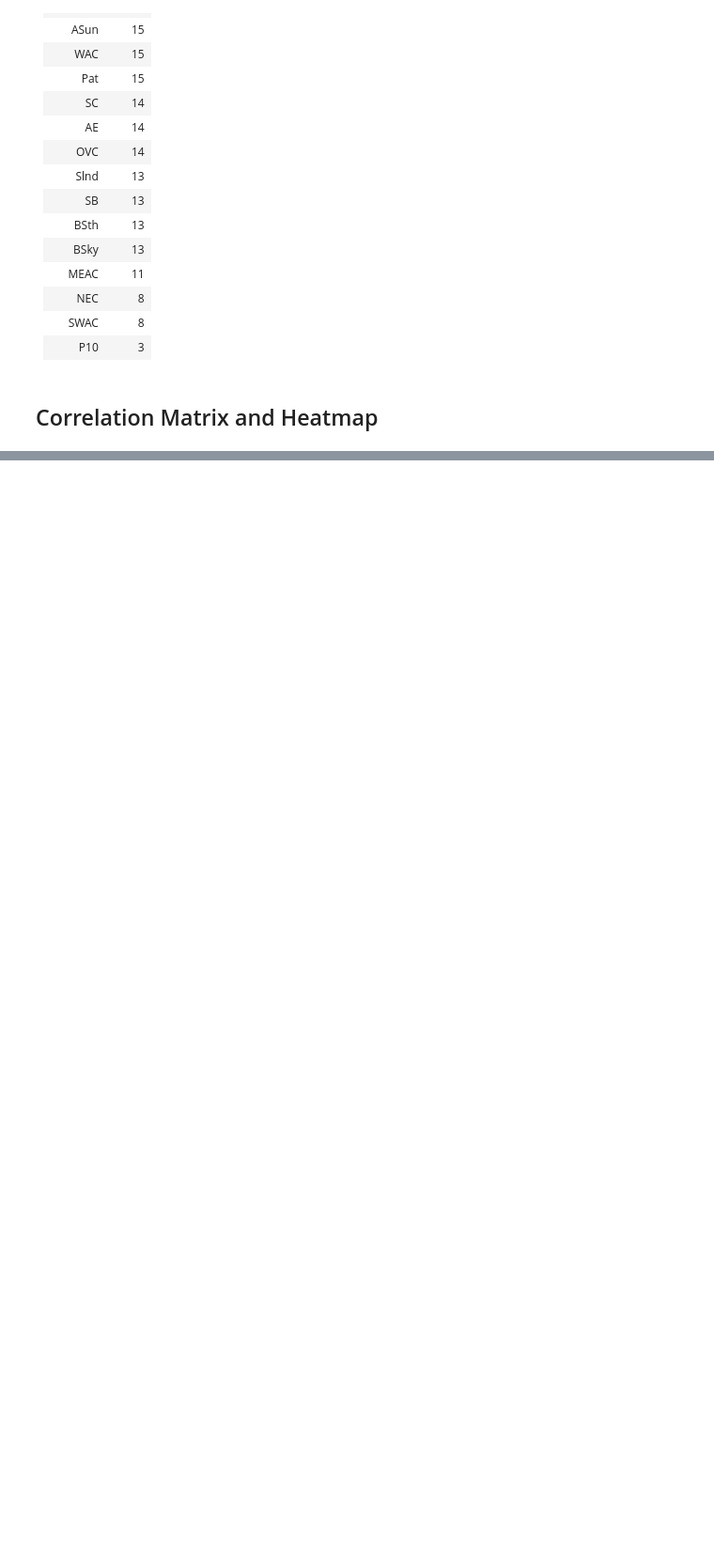
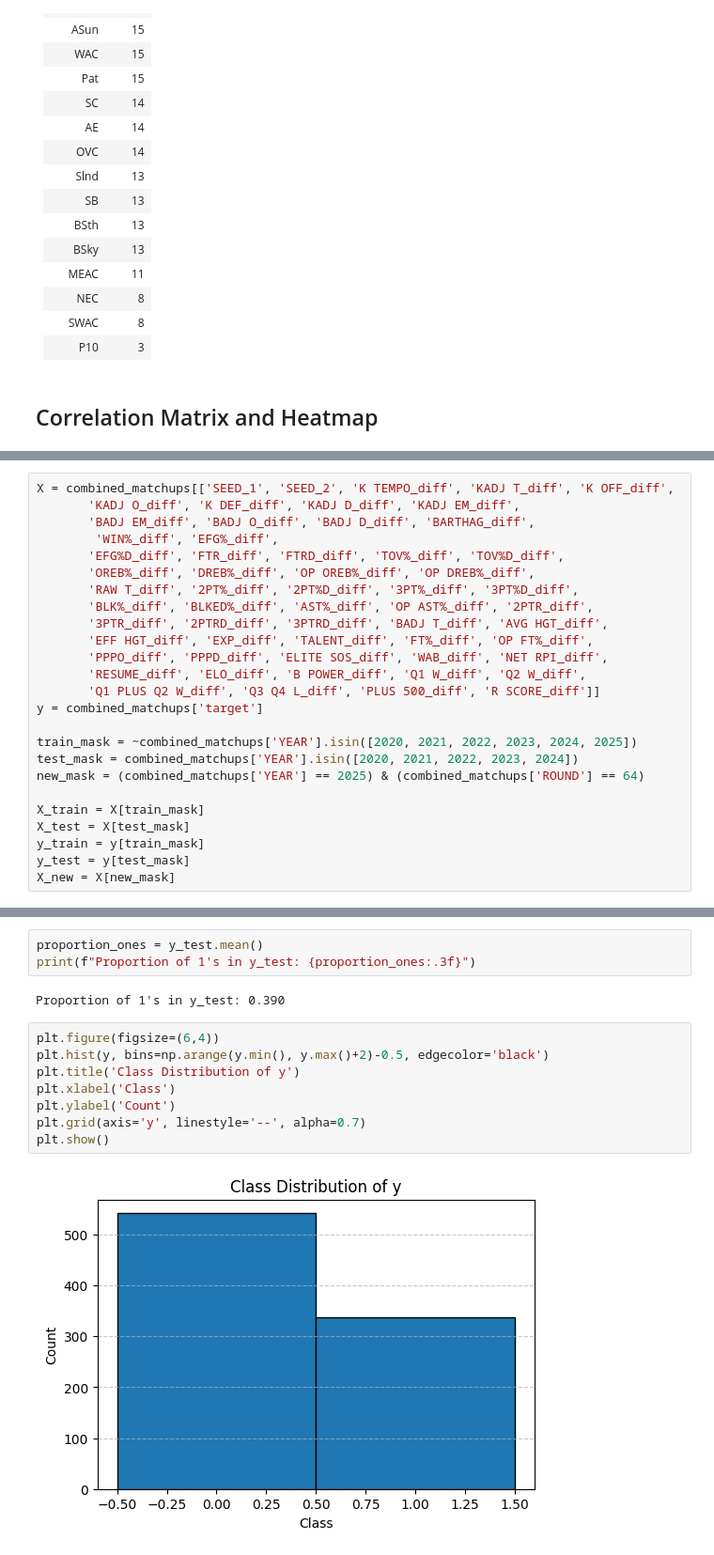
Before and after one commit to kolbymckay22/March-Madness, a Jupyter notebook: analysis.ipynb, the cells around one changed output, grey strips where cells are left out. Shown at 94% size. Saved outputs shown, nothing was run; the diff lists cells and outputs as text; blank space fills up the shorter version.

```diff
--- a/analysis.ipynb
+++ b/analysis.ipynb
@@ -1028,0 +1087,25 @@ plt.show()
+# %%
+X = combined_matchups[['SEED_1', 'SEED_2', 'K TEMPO_diff', 'KADJ T_diff', 'K OFF_diff',
+       'KADJ O_diff', 'K DEF_diff', 'KADJ D_diff', 'KADJ EM_diff',
+       'BADJ EM_diff', 'BADJ O_diff', 'BADJ D_diff', 'BARTHAG_diff',
+        'WIN%_diff', 'EFG%_diff',
+       'EFG%D_diff', 'FTR_diff', 'FTRD_diff', 'TOV%_diff', 'TOV%D_diff',
+       'OREB%_diff', 'DREB%_diff', 'OP OREB%_diff', 'OP DREB%_diff',
+       'RAW T_diff', '2PT%_diff', '2PT%D_diff', '3PT%_diff', '3PT%D_diff',
+       'BLK%_diff', 'BLKED%_diff', 'AST%_diff', 'OP AST%_diff', '2PTR_diff',
+       '3PTR_diff', '2PTRD_diff', '3PTRD_diff', 'BADJ T_diff', 'AVG HGT_diff',
+       'EFF HGT_diff', 'EXP_diff', 'TALENT_diff', 'FT%_diff', 'OP FT%_diff',
+       'PPPO_diff', 'PPPD_diff', 'ELITE SOS_diff', 'WAB_diff', 'NET RPI_diff',
+       'RESUME_diff', 'ELO_diff', 'B POWER_diff', 'Q1 W_diff', 'Q2 W_diff',
+       'Q1 PLUS Q2 W_diff', 'Q3 Q4 L_diff', 'PLUS 500_diff', 'R SCORE_diff']]
+y = combined_matchups['target']
+
+train_mask = ~combined_matchups['YEAR'].isin([2020, 2021, 2022, 2023, 2024, 2025])
+test_mask = combined_matchups['YEAR'].isin([2020, 2021, 2022, 2023, 2024])
+new_mask = (combined_matchups['YEAR'] == 2025) & (combined_matchups['ROUND'] == 64)
+
+X_train = X[train_mask]
+X_test = X[test_mask]
+y_train = y[train_mask]
+y_test = y[test_mask]
+X_new = X[new_mask]
@@ -1028,0 +1138,15 @@ plt.show()
+# %%
+proportion_ones = y_test.mean()
+print(f"Proportion of 1's in y_test: {proportion_ones:.3f}")
+# %% [output]
+Proportion of 1's in y_test: 0.390
+# %%
+plt.figure(figsize=(6,4))
+plt.hist(y, bins=np.arange(y.min(), y.max()+2)-0.5, edgecolor='black')
+plt.title('Class Distribution of y')
+plt.xlabel('Class')
+plt.ylabel('Count')
+plt.grid(axis='y', linestyle='--', alpha=0.7)
+plt.show()
+# %% [output]
+[figure, added]
```
Also changed, not shown: parts of 42 cells of this notebook, 42 other files.
